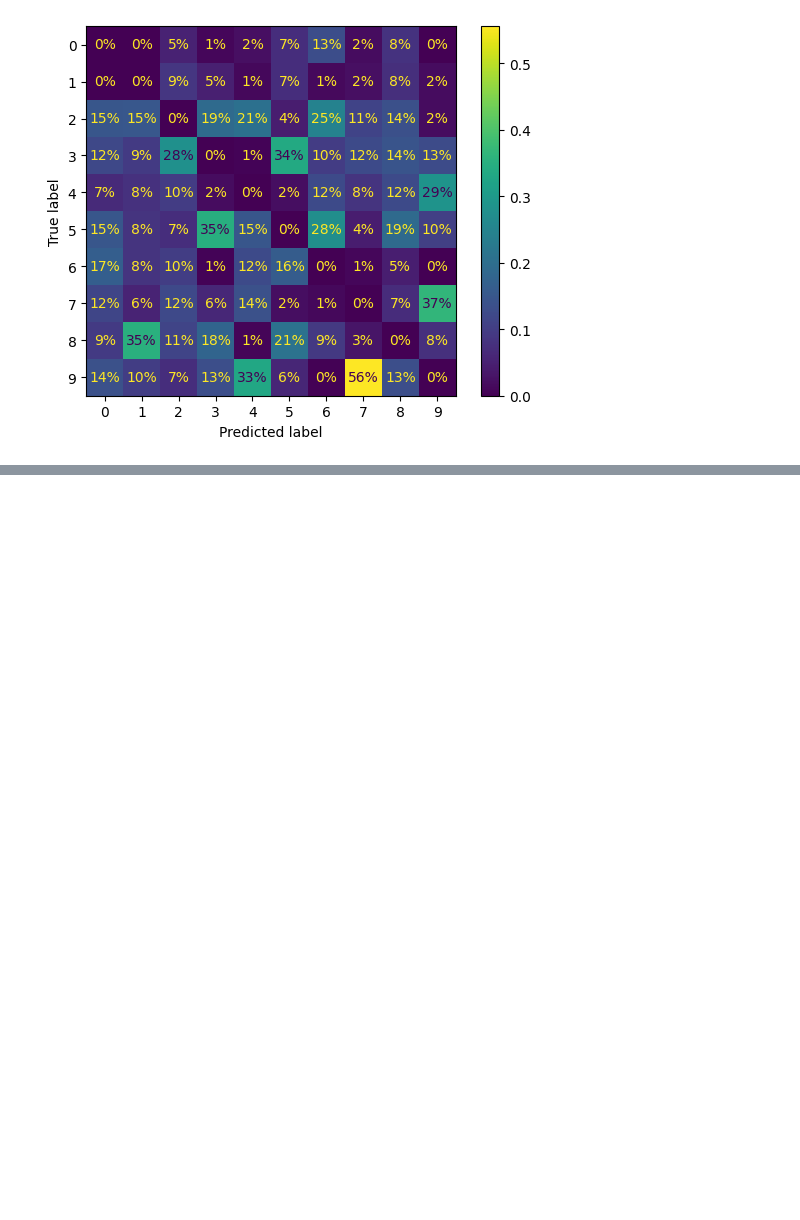
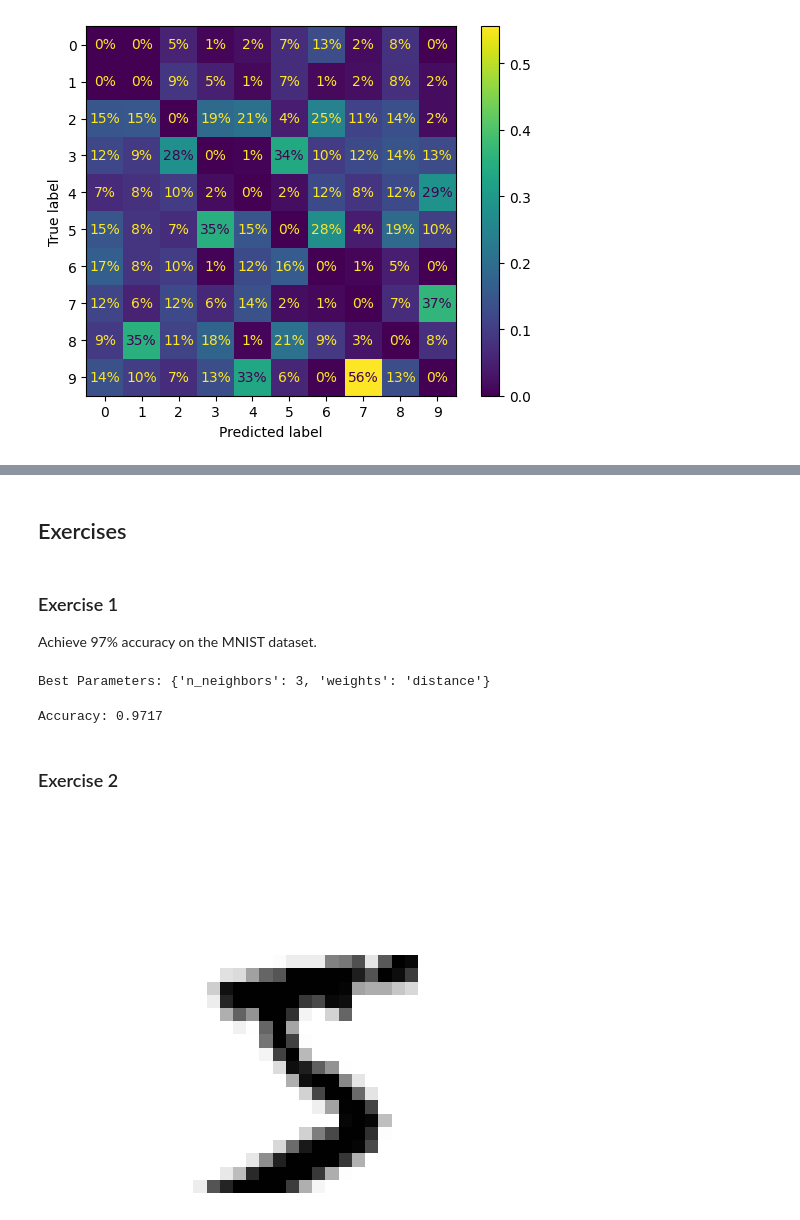
Before and after one commit to fractalate/study-geron-hands-on-machine-learning-with-scikit-learn-keras-and-tensorflow, a Jupyter notebook: Chapter 03/Notebook.ipynb, the cells around one changed output, grey strips where cells are left out. Cells and saved outputs as stored; diff of their text form; code cells hidden in the pictures; blank space fills up the shorter version.

Commit message:
Chapter 3 and Exercise 3

```diff
--- a/Chapter 03/Notebook.ipynb
+++ b/Chapter 03/Notebook.ipynb
@@ -435,0 +530,6 @@ plot_more_digits(XX_abab)
+# %% [markdown]
+## Exercises
+# %% [markdown]
+### Exercise 1
+
+Achieve 97% accuracy on the MNIST dataset.
@@ -435,0 +551,34 @@ plot_more_digits(XX_abab)
+# %%
+print('Best Parameters:', grid_search.best_params_)
+y_test_pred = grid_search.best_estimator_.predict(X_test)
+# %% [output]
+Best Parameters: {'n_neighbors': 3, 'weights': 'distance'}
+# %%
+correct_predictions = (y_test_pred == y_test).sum()
+accuracy = correct_predictions / len(y_test)
+print('Accuracy:', accuracy)
+# %% [output]
+Accuracy: 0.9717
+# %% [markdown]
+### Exercise 2
+# %%
+def shift_digit(digit, shift_x, shift_y):
+    digit = digit.reshape(28, 28)
+    if shift_y > 0:
+        digit = np.concat([np.zeros((shift_y, 28)), digit[:28 - shift_y]])
+    elif shift_y < 0:
+        digit = np.concat([digit[-shift_y:], np.zeros((-shift_y, 28))])
+
+    digit = digit.transpose(1, 0)
+    if shift_x > 0:
+        digit = np.concat([np.zeros((shift_x, 28)), digit[:28 - shift_x]])
+    elif shift_x < 0:
+        digit = np.concat([digit[-shift_x:], np.zeros((-shift_x, 28))])
+    digit = digit.transpose(1, 0)
+
+    return digit.reshape(28 * 28)
+# %%
+out_digit = shift_digit(some_digit_5, 5, 5)
+plot_digit(out_digit)
+# %% [output]
+[figure, added]
```
Also changed, not shown: parts of 20 cells of this notebook, 3 other files.
